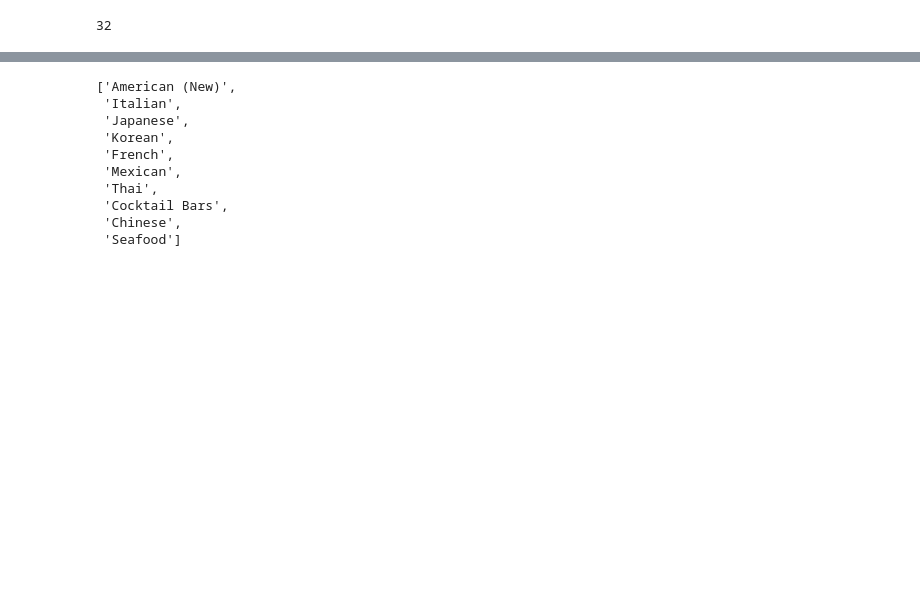
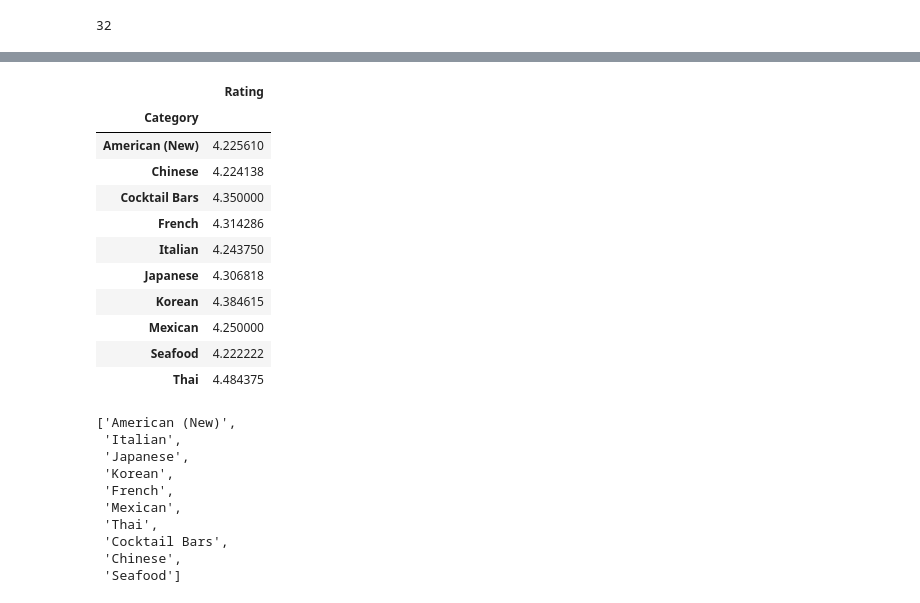
Before and after one commit to irsa-ashraf/CAPP30239_FA22, a Jupyter notebook: Final_Project/eda.ipynb, the cells around one changed output, grey strips where cells are left out. Cells and saved outputs as stored; diff of their text form; code cells hidden in the pictures; blank space fills up the shorter version.

```diff
--- a/Final_Project/eda.ipynb
+++ b/Final_Project/eda.ipynb
@@ -184,3 +214,18 @@ array_for_map = cat_map_df.to_json(orient='records')
+# %%
+top_10_cats_df.groupby('Category').agg({'Rating': np.mean})
+# %% [output]
+|  | Rating |
+| Category |  |
+| American (New) | 4.225610 |
+| Chinese | 4.224138 |
+| Cocktail Bars | 4.350000 |
+| French | 4.314286 |
+| Italian | 4.243750 |
+| Japanese | 4.306818 |
+| Korean | 4.384615 |
+| Mexican | 4.250000 |
+| Seafood | 4.222222 |
+| Thai | 4.484375 |
 # %%
 top_10_lst
 # %% [output]
```
Also changed, not shown: parts of 7 cells of this notebook, 2 other files.
